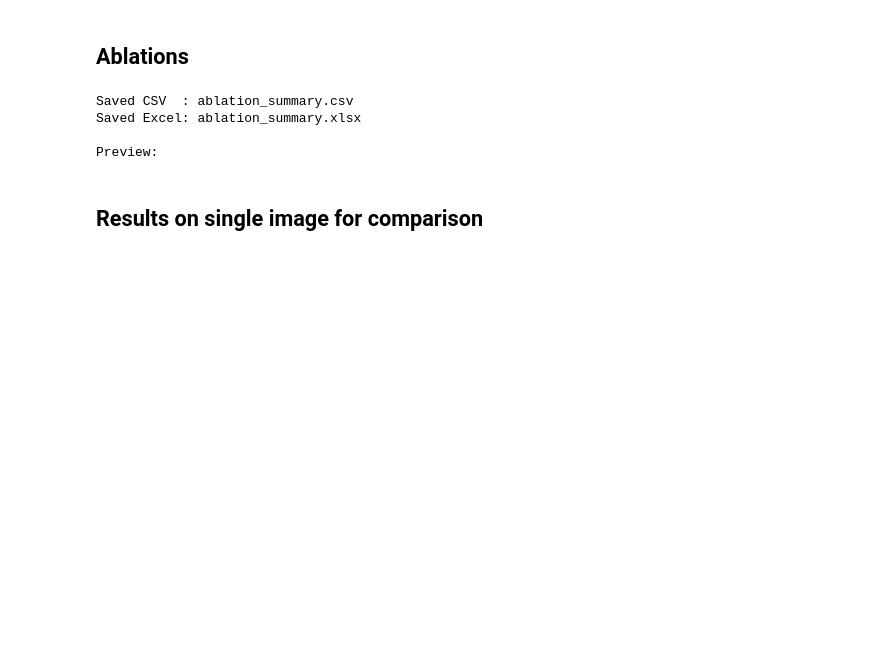
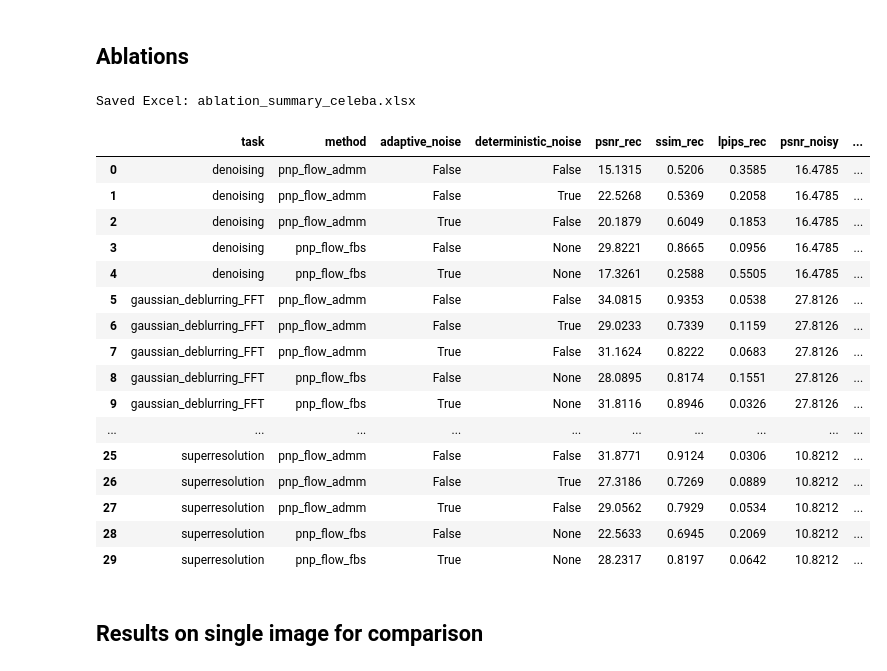
Before and after one commit to dibyanshu100/PnP_ConsensusFlow, a Jupyter notebook: graphs.ipynb, the cells around one changed output. Saved outputs shown, nothing was run; the diff lists cells and outputs as text; code cells hidden in the pictures; blank space fills up the shorter version.

```diff
--- a/graphs.ipynb
+++ b/graphs.ipynb
@@ -41,35 +44,50 @@ Saved: results/afhq_cat_admm_rho_graph/ot/lpips_vs_rho_admm.png
 # %% [markdown]
 ## Ablations
 # %%
-ROOT_DIR = Path("results/afhq_cat/ot")
-OUT_CSV = "ablation_summary.csv"
-OUT_XLSX = "ablation_summary.xlsx"
+# ROOT_DIR = Path("results/afhq_cat_ablation/ot")
+# OUT_XLSX = "ablation_summary_afhq_cat.xlsx"
 
-# Methods you care about
-METHODS = {
-    "pnp_flow_admm": "adaptive_noise",
-    "pnp_flow_fbs": "random_noise",
-}
+ROOT_DIR = Path("results/celeba_ablation/ot")
+OUT_XLSX = "ablation_summary_celeba.xlsx"
+
+METHODS = [
+    "pnp_flow_admm",
+    "pnp_flow_fbs",
+]
 
 METRIC_FILES = {
     "psnr": "final_psnr.txt",
     "ssim": "final_ssim.txt",
     "lpips": "final_lpips.txt",
 }
 
 df = gu.collect_results(METHODS, METRIC_FILES, ROOT_DIR)
+
 if df.empty:
     print("No matching results found.")
 else:
-    gu.save_outputs(df, OUT_CSV, OUT_XLSX)
-    print(f"Saved CSV  : {OUT_CSV}")
+    gu.save_outputs(df, OUT_XLSX)
     print(f"Saved Excel: {OUT_XLSX}")
-    print("\nPreview:")
+    display(df)
 # %% [output]
-Saved CSV  : ablation_summary.csv
-Saved Excel: ablation_summary.xlsx
-
-Preview:
+Saved Excel: ablation_summary_celeba.xlsx
+|  | task | method | adaptive_noise | deterministic_noise | psnr_rec | ssim_rec | lpips_rec | psnr_noisy | ... |
+| 0 | denoising | pnp_flow_admm | False | False | 15.1315 | 0.5206 | 0.3585 | 16.4785 | ... |
+| 1 | denoising | pnp_flow_admm | False | True | 22.5268 | 0.5369 | 0.2058 | 16.4785 | ... |
+| 2 | denoising | pnp_flow_admm | True | False | 20.1879 | 0.6049 | 0.1853 | 16.4785 | ... |
+| 3 | denoising | pnp_flow_fbs | False | None | 29.8221 | 0.8665 | 0.0956 | 16.4785 | ... |
+| 4 | denoising | pnp_flow_fbs | True | None | 17.3261 | 0.2588 | 0.5505 | 16.4785 | ... |
+| 5 | gaussian_deblurring_FFT | pnp_flow_admm | False | False | 34.0815 | 0.9353 | 0.0538 | 27.8126 | ... |
+| 6 | gaussian_deblurring_FFT | pnp_flow_admm | False | True | 29.0233 | 0.7339 | 0.1159 | 27.8126 | ... |
+| 7 | gaussian_deblurring_FFT | pnp_flow_admm | True | False | 31.1624 | 0.8222 | 0.0683 | 27.8126 | ... |
+| 8 | gaussian_deblurring_FFT | pnp_flow_fbs | False | None | 28.0895 | 0.8174 | 0.1551 | 27.8126 | ... |
+| 9 | gaussian_deblurring_FFT | pnp_flow_fbs | True | None | 31.8116 | 0.8946 | 0.0326 | 27.8126 | ... |
+| ... | ... | ... | ... | ... | ... | ... | ... | ... | ... |
+| 25 | superresolution | pnp_flow_admm | False | False | 31.8771 | 0.9124 | 0.0306 | 10.8212 | ... |
+| 26 | superresolution | pnp_flow_admm | False | True | 27.3186 | 0.7269 | 0.0889 | 10.8212 | ... |
+| 27 | superresolution | pnp_flow_admm | True | False | 29.0562 | 0.7929 | 0.0534 | 10.8212 | ... |
+| 28 | superresolution | pnp_flow_fbs | False | None | 22.5633 | 0.6945 | 0.2069 | 10.8212 | ... |
+| 29 | superresolution | pnp_flow_fbs | True | None | 28.2317 | 0.8197 | 0.0642 | 10.8212 | ... |
 # %% [markdown]
 ## Results on single image for comparison
 # %%
```
Also changed, not shown: parts of 4 cells of this notebook, 9 other files.
